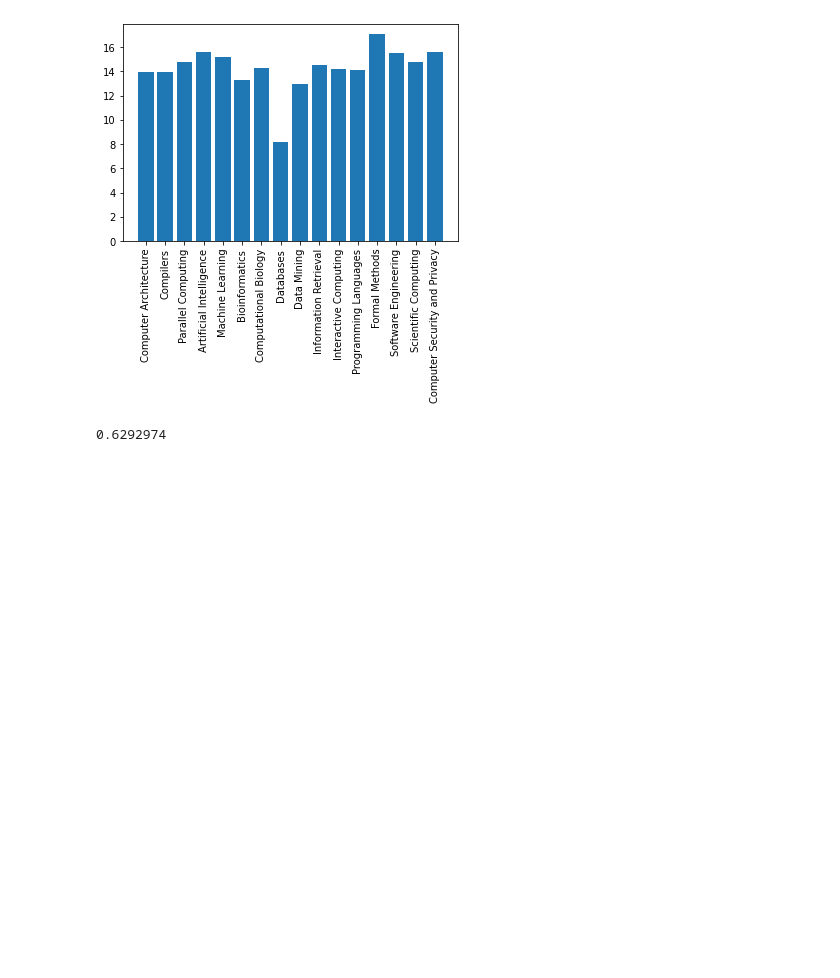
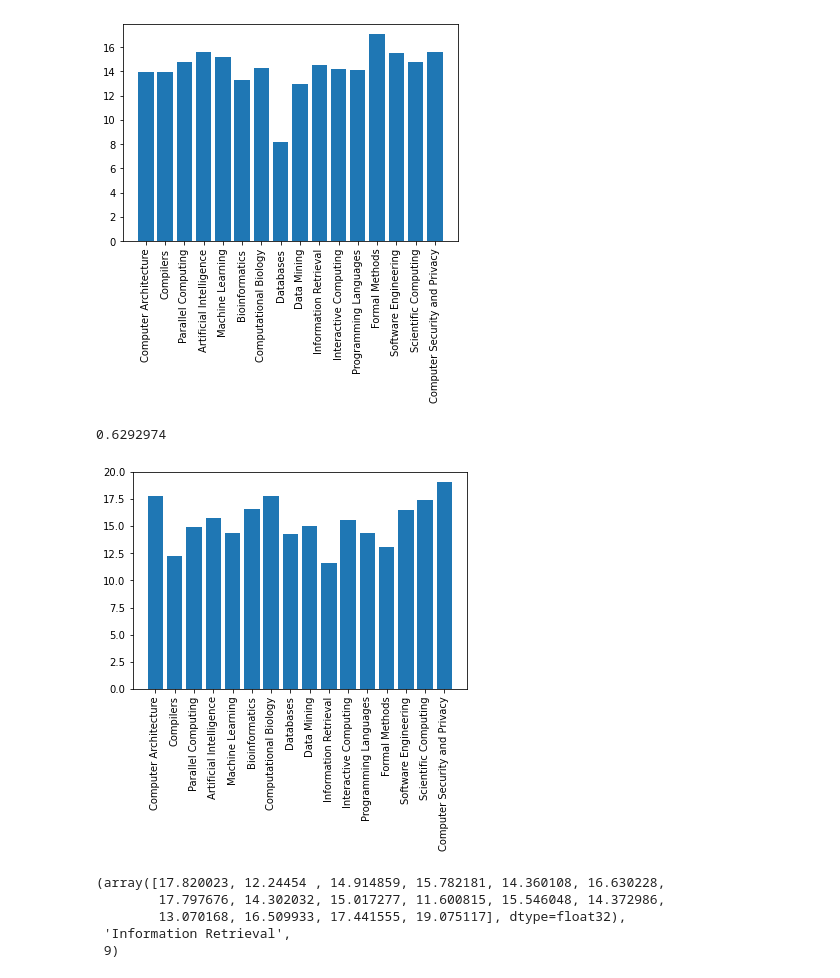
Before and after one commit to liamjxu/XUKE, a Jupyter notebook: draft paper.ipynb, the cells around one changed output. Cells and saved outputs as stored; diff of their text form; code cells hidden in the pictures; blank space fills up the shorter version.

```diff
--- a/draft paper.ipynb
+++ b/draft paper.ipynb
@@ -149,3 +149,12 @@ a, _, _ = generic('web databases')
 sorted(a)[0]/sorted(a)[1]
 # %% [output]
 0.6292974
+# %%
+generic('methods')
+# %% [output]
+[figure, added]
+(array([17.820023, 12.24454 , 14.914859, 15.782181, 14.360108, 16.630228,
+        17.797676, 14.302032, 15.017277, 11.600815, 15.546048, 14.372986,
+        13.070168, 16.509933, 17.441555, 19.075117], dtype=float32),
+ 'Information Retrieval',
+ 9)
```
Also changed, not shown: 11 other files.
